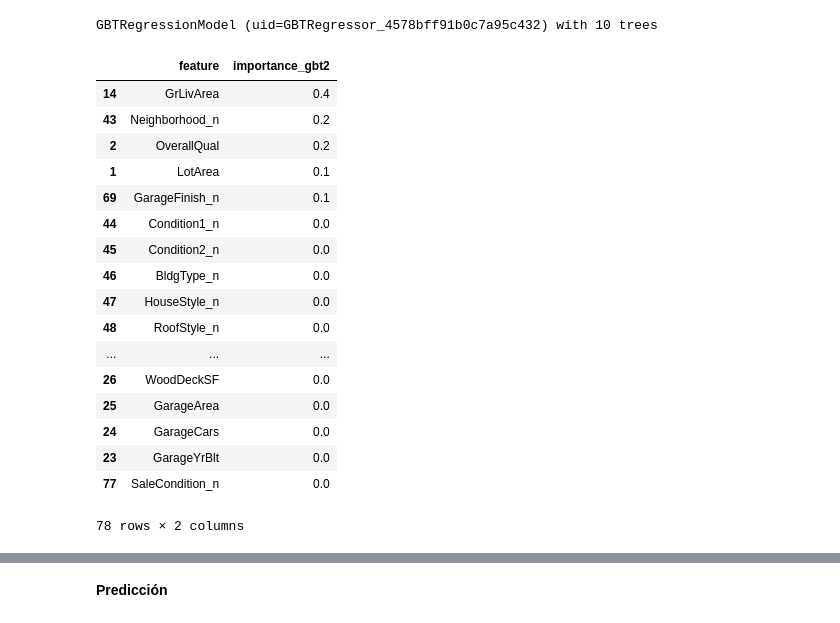
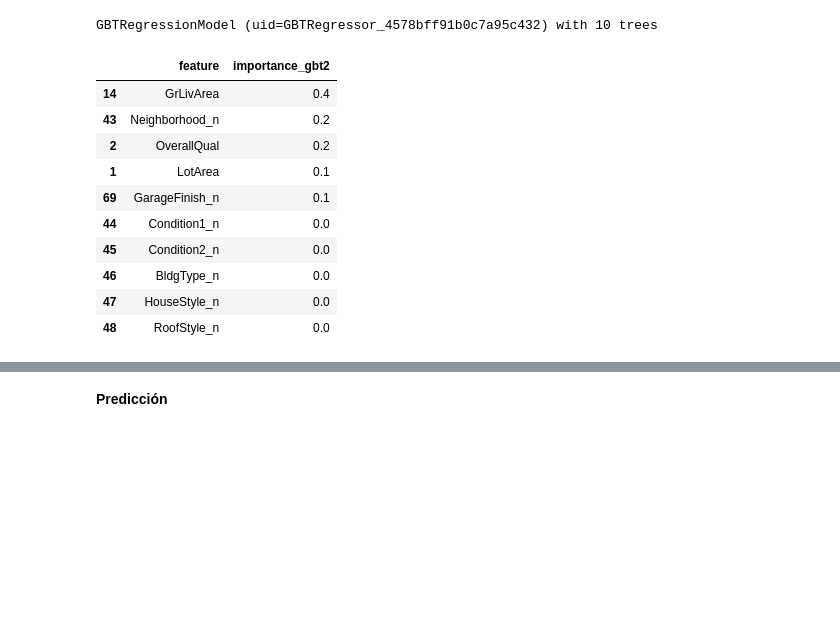
Before and after one commit to inmperfer/APBD, a Jupyter notebook: evaluacion_APBD_InmaPerea.ipynb, the cells around one changed output, grey strips where cells are left out. Cells and saved outputs as stored; diff of their text form; code cells hidden in the pictures; blank space fills up the shorter version.

```diff
--- a/evaluacion_APBD_InmaPerea.ipynb
+++ b/evaluacion_APBD_InmaPerea.ipynb
@@ -2062,26 +2061,19 @@ gbt2_model
 GBTRegressionModel (uid=GBTRegressor_4578bff91b0c7a95c432) with 10 trees
 # %%
 gbt2_fi = pd.DataFrame({'feature': selected_features, 'importance_gbt2': gbt2_model.featureImportances.toArray()})
-gbt2_fi.sort_values(by='importance_gbt2', ascending=False)
+gbt2_fi.sort_values(by='importance_gbt2', ascending=False).head(10)
 # %% [output]
 |  | feature | importance_gbt2 |
 | 14 | GrLivArea | 0.4 |
 | 43 | Neighborhood_n | 0.2 |
 | 2 | OverallQual | 0.2 |
 | 1 | LotArea | 0.1 |
 | 69 | GarageFinish_n | 0.1 |
 | 44 | Condition1_n | 0.0 |
 | 45 | Condition2_n | 0.0 |
 | 46 | BldgType_n | 0.0 |
 | 47 | HouseStyle_n | 0.0 |
 | 48 | RoofStyle_n | 0.0 |
-| ... | ... | ... |
-| 26 | WoodDeckSF | 0.0 |
-| 25 | GarageArea | 0.0 |
-| 24 | GarageCars | 0.0 |
-| 23 | GarageYrBlt | 0.0 |
-| 77 | SaleCondition_n | 0.0 |
-78 rows × 2 columns
 # %%
 importance_df=pd.merge(importance_df, gbt2_fi, on='feature')
 importance_df.sort_values(by='importance_gbt2', ascending=False)
```
Also changed, not shown: parts of 8 cells of this notebook, 1 other file.
